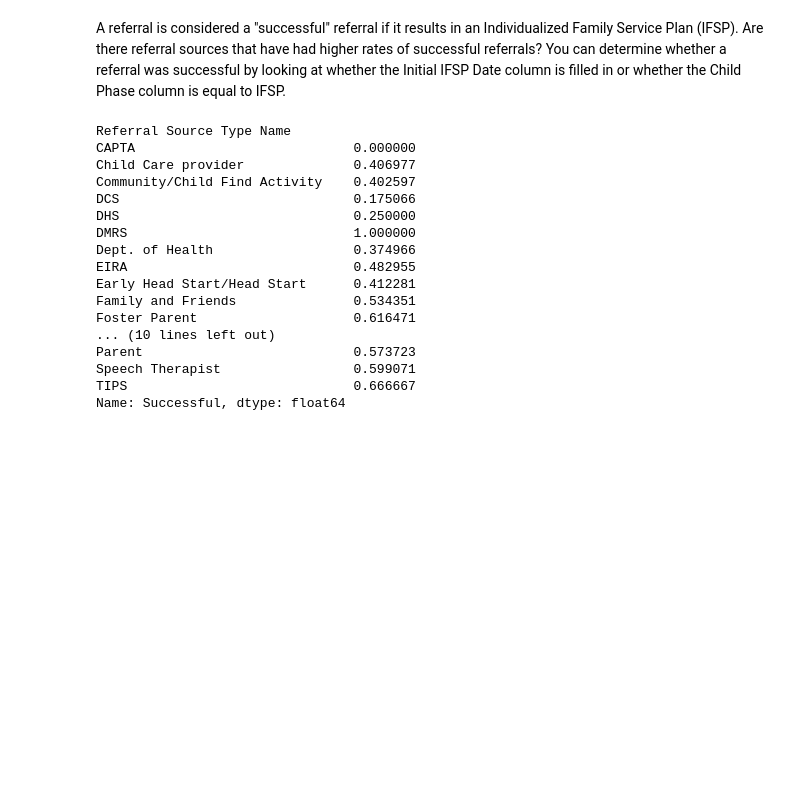
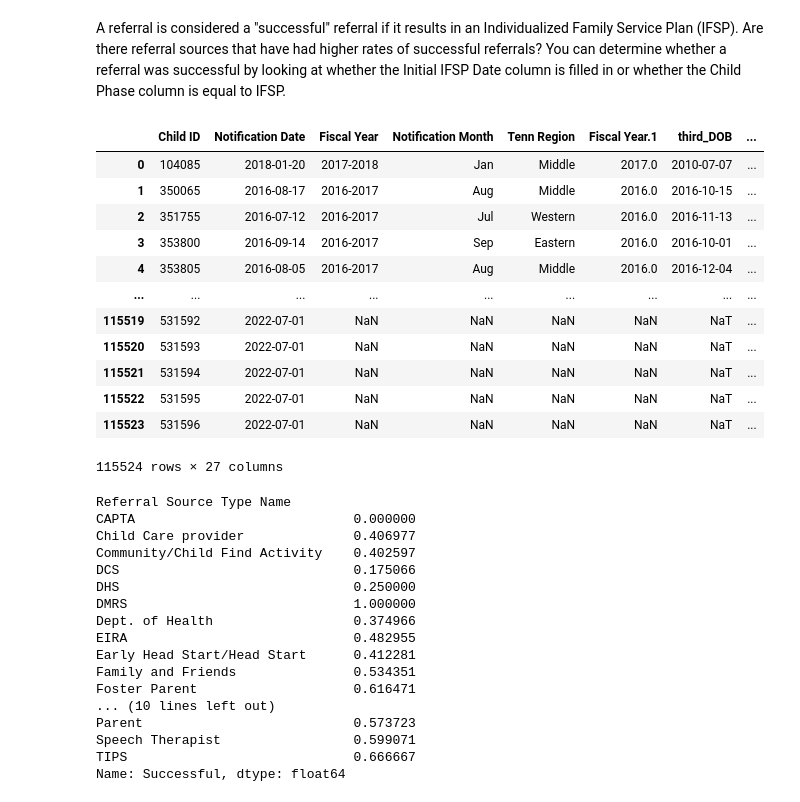
Before and after one commit to ColinSandidge/teis_project, a Jupyter notebook: notebooks/cs2.ipynb, the cells around one changed output. Saved outputs shown, nothing was run; the diff lists cells and outputs as text; code cells hidden in the pictures; blank space fills up the shorter version.

```diff
--- a/notebooks/cs2.ipynb
+++ b/notebooks/cs2.ipynb
@@ -495,6 +495,21 @@ num_1
 A referral is considered a "successful" referral if it results in an Individualized Family Service Plan (IFSP). Are there referral sources that have had higher rates of successful referrals? You can determine whether a referral was successful by looking at whether the Initial IFSP Date column is filled in or whether the Child Phase column is equal to IFSP.
 # %%
 teis['Successful'] = ((teis['Child Phase'] == "IFSP") | (teis['Initial IFSP Date'].notnull()))
+teis
+# %% [output]
+|  | Child ID | Notification Date | Fiscal Year | Notification Month | Tenn Region | Fiscal Year.1 | third_DOB | ... |
+| 0 | 104085 | 2018-01-20 | 2017-2018 | Jan | Middle | 2017.0 | 2010-07-07 | ... |
+| 1 | 350065 | 2016-08-17 | 2016-2017 | Aug | Middle | 2016.0 | 2016-10-15 | ... |
+| 2 | 351755 | 2016-07-12 | 2016-2017 | Jul | Western | 2016.0 | 2016-11-13 | ... |
+| 3 | 353800 | 2016-09-14 | 2016-2017 | Sep | Eastern | 2016.0 | 2016-10-01 | ... |
+| 4 | 353805 | 2016-08-05 | 2016-2017 | Aug | Middle | 2016.0 | 2016-12-04 | ... |
+| ... | ... | ... | ... | ... | ... | ... | ... | ... |
+| 115519 | 531592 | 2022-07-01 | NaN | NaN | NaN | NaN | NaT | ... |
+| 115520 | 531593 | 2022-07-01 | NaN | NaN | NaN | NaN | NaT | ... |
+| 115521 | 531594 | 2022-07-01 | NaN | NaN | NaN | NaN | NaT | ... |
+| 115522 | 531595 | 2022-07-01 | NaN | NaN | NaN | NaN | NaT | ... |
+| 115523 | 531596 | 2022-07-01 | NaN | NaN | NaN | NaN | NaT | ... |
+115524 rows × 27 columns
 # %%
 total_referrals = teis.groupby(['Referral Source Type Name'])['Successful'].mean()
 total_referrals
```
Also changed, not shown: parts of 1 cell of this notebook, 2 other files.
